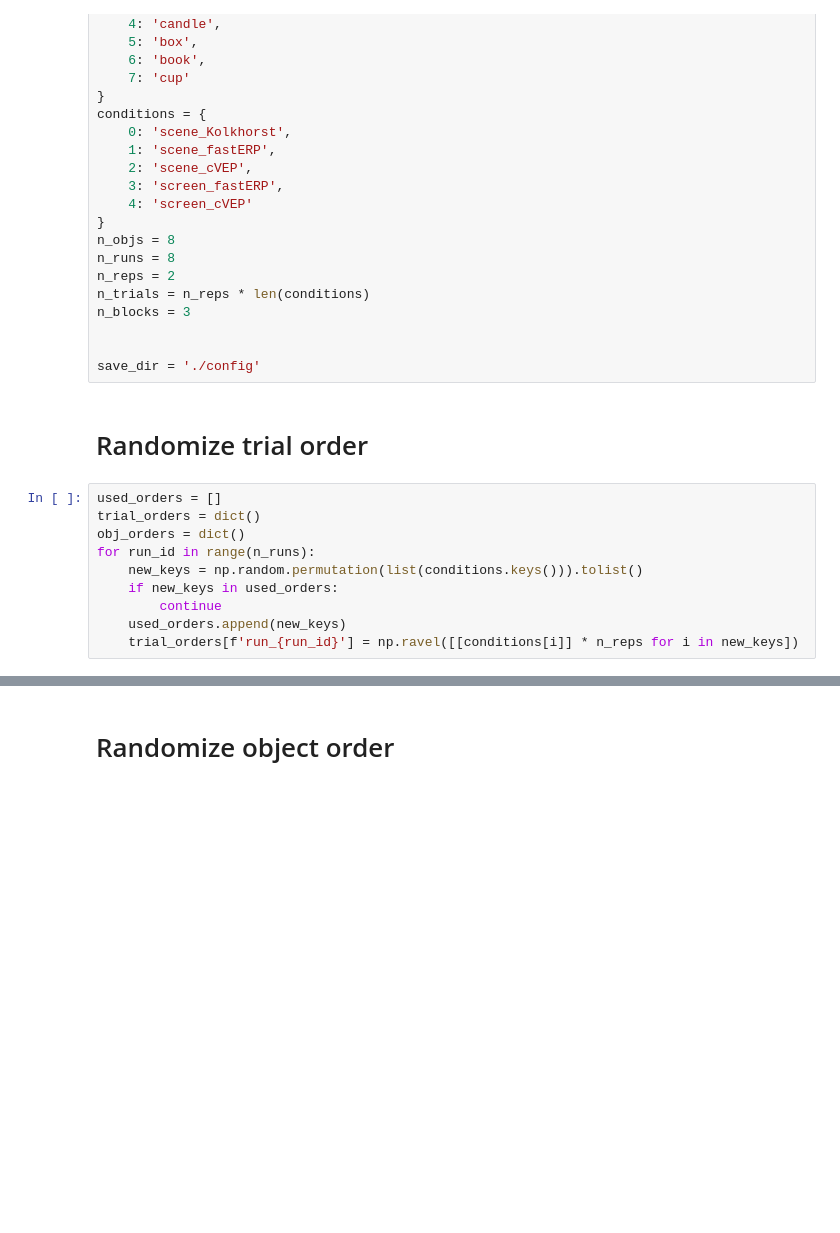
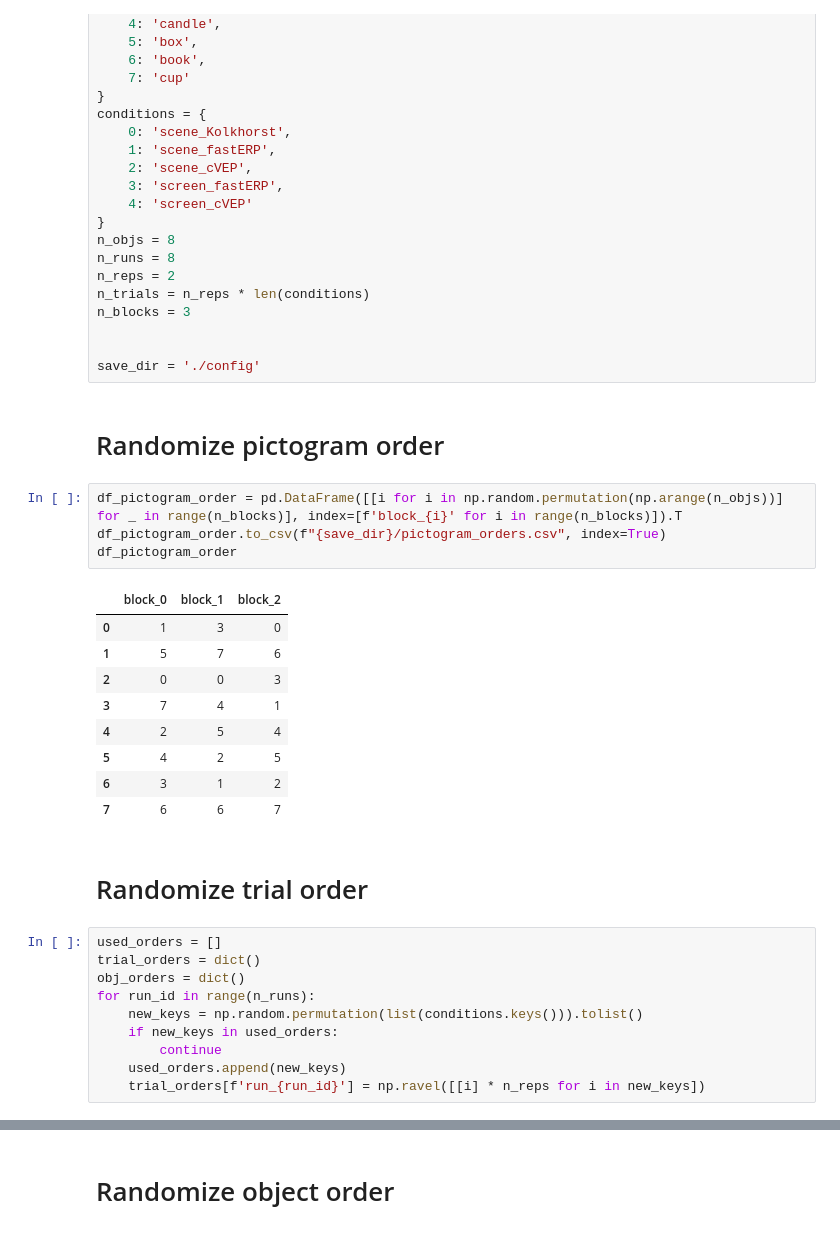
Before and after one commit to amar-enkhbat/codebook_generator, a Jupyter notebook: trial_randomizer.ipynb, the cells around one changed output, grey strips where cells are left out. Drawn from its saved outputs; the diff is of its cells as text; blank space fills up the shorter version.

```diff
--- a/trial_randomizer.ipynb
+++ b/trial_randomizer.ipynb
@@ -35,6 +35,22 @@ n_blocks = 3
 
 
 save_dir = './config'
+# %% [markdown]
+# Randomize pictogram order
+# %%
+df_pictogram_order = pd.DataFrame([[i for i in np.random.permutation(np.arange(n_objs))] for _ in range(n_blocks)], index=[f'block_{i}' for i in range(n_blocks)]).T
+df_pictogram_order.to_csv(f"{save_dir}/pictogram_orders.csv", index=True)
+df_pictogram_order
+# %% [output]
+|  | block_0 | block_1 | block_2 |
+| 0 | 1 | 3 | 0 |
+| 1 | 5 | 7 | 6 |
+| 2 | 0 | 0 | 3 |
+| 3 | 7 | 4 | 1 |
+| 4 | 2 | 5 | 4 |
+| 5 | 4 | 2 | 5 |
+| 6 | 3 | 1 | 2 |
+| 7 | 6 | 6 | 7 |
 # %% [markdown]
 # Randomize trial order
 # %%
@@ -46,7 +62,7 @@ for run_id in range(n_runs):
     if new_keys in used_orders:
         continue
     used_orders.append(new_keys)
-    trial_orders[f'run_{run_id}'] = np.ravel([[conditions[i]] * n_reps for i in new_keys])
+    trial_orders[f'run_{run_id}'] = np.ravel([[i] * n_reps for i in new_keys])
 # %%
 df_trial_orders = pd.DataFrame(trial_orders, index=[f'trial_{i}' for i in range(n_trials)])
 df_trial_orders.to_csv(f"{save_dir}/trial_orders.csv", index=True)
```
Also changed, not shown: parts of 4 cells of this notebook, 4 other files.
